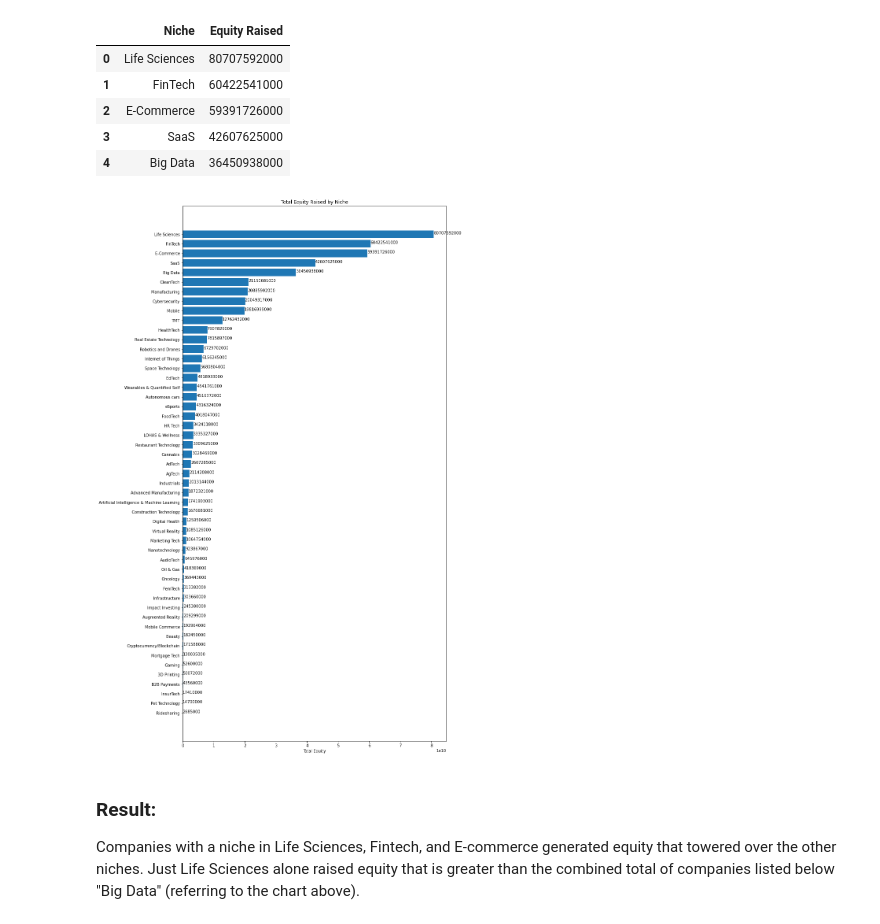
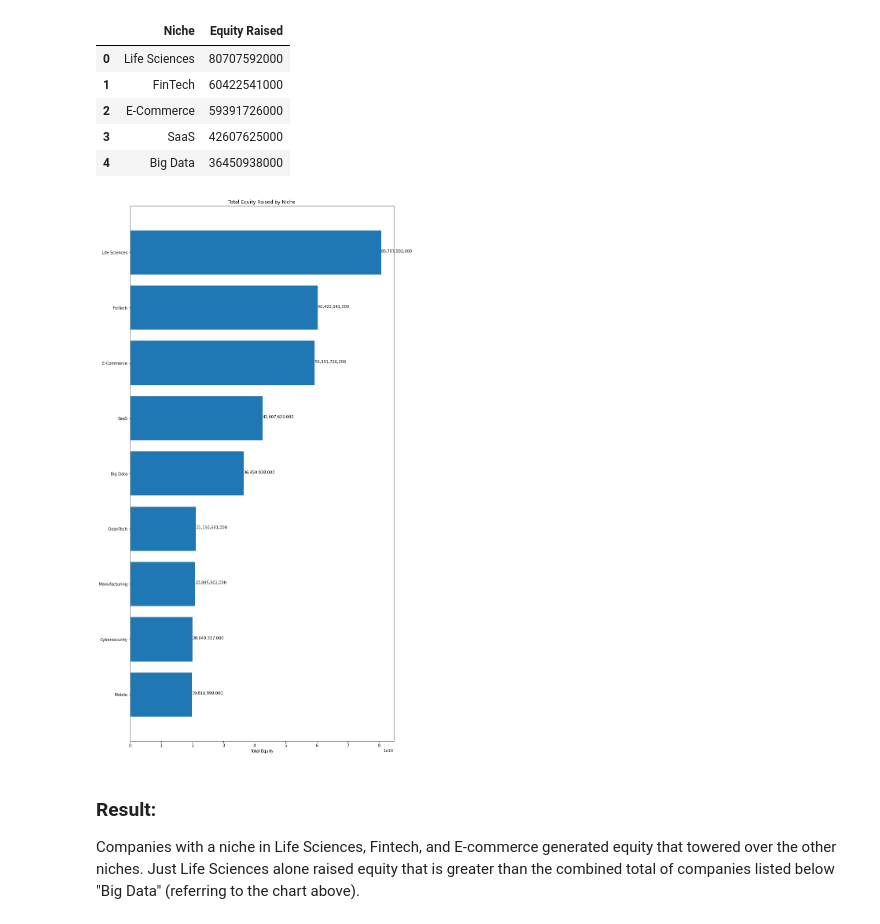
Before and after one commit to gianmillare/Enterprise-Data-Analysis, a Jupyter notebook: market_share_analysis.ipynb, the cells around one changed output. Drawn from its saved outputs; the diff is of its cells as text; code cells hidden in the pictures.

Commit message:
completed the part 3 hbar chart showing product equity raised

```diff
--- a/market_share_analysis.ipynb
+++ b/market_share_analysis.ipynb
@@ -265,6 +266,9 @@ niche_equity_df.head()
 | 4 | Big Data | 36450938000 |
 # %%
 # store all values for each column into a list to prep the chart
+# reduce size of chart to top ten niches
+
+niche_equity_df = niche_equity_df.head(10)
 
 niche_titles, niche_equities = [], []
 for i in range(len(niche_equity_df["Niche"])):
@@ -274,21 +278,21 @@ for i in range(len(niche_equity_df["Niche"])):
 # %%
 f, ax = plt.subplots(figsize=(12,25))
 
 xaxis = niche_equities
 yaxis = niche_titles
 
 ax.barh(yaxis, xaxis)
 ax.set_yticklabels(yaxis)
 ax.invert_yaxis()
 ax.set_xlabel("Total Equity")
 ax.set_title('Total Equity Raised by Niche')
 
 for index, value in enumerate(xaxis):
-    plt.text(value, index, str(value))
+    plt.text(value, index, str(f'{value:,}'))
 
 plt.show()
 # %% [output]
-[figure, old version]
+[figure, new version]
 # %% [markdown]
 ### Result:
 
```
Also changed, not shown: parts of 4 cells of this notebook.
